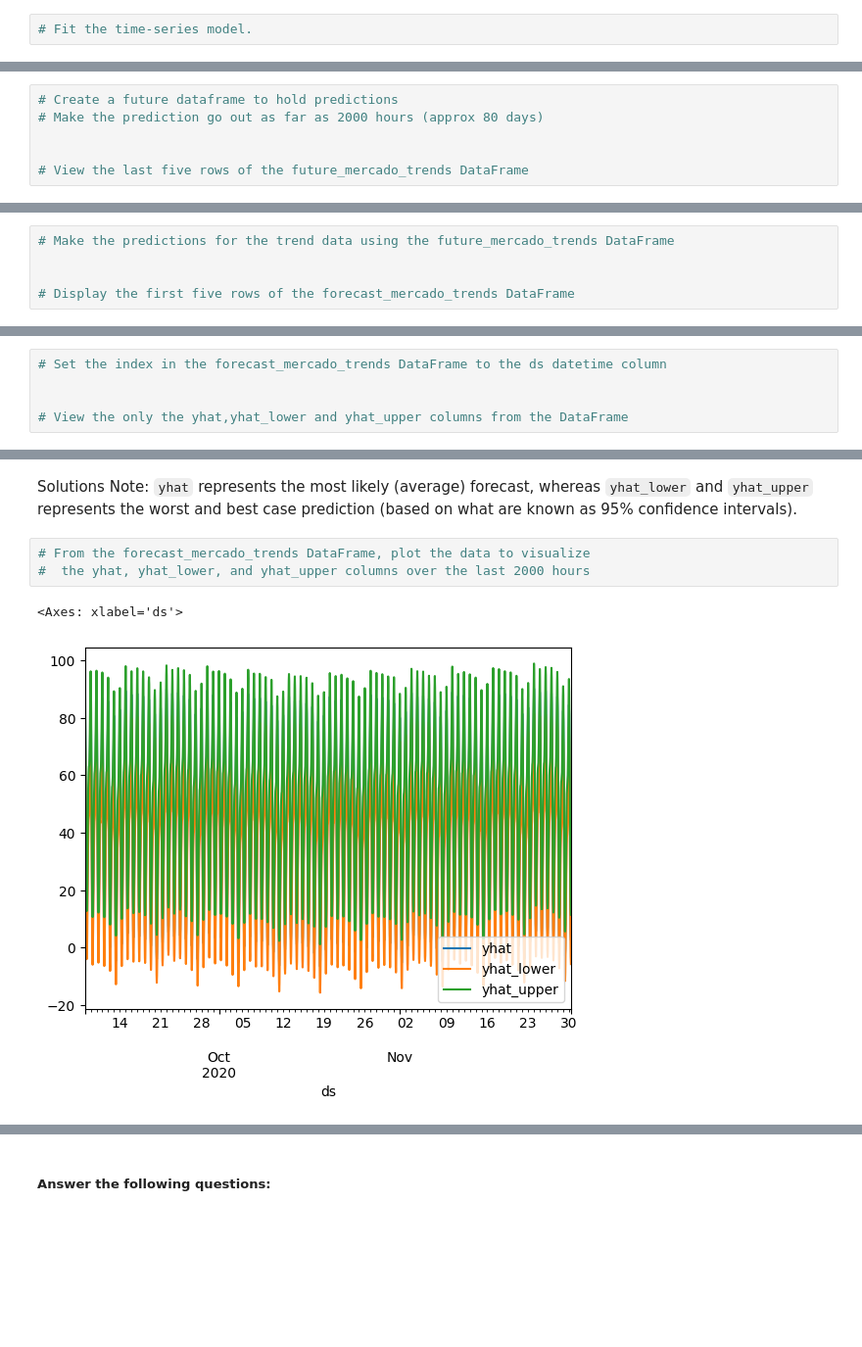
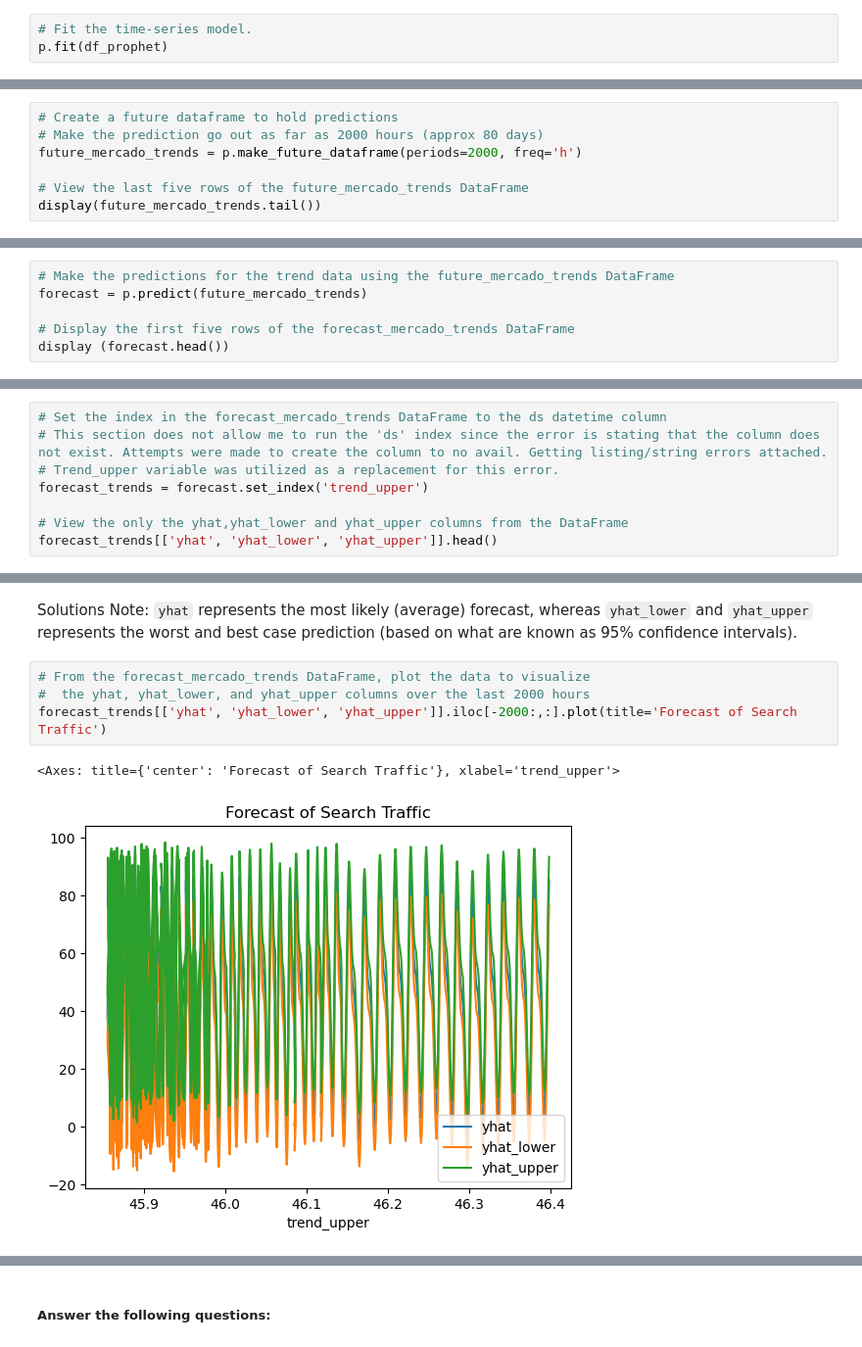
Before and after one commit to D4ality/prophet-challenge, a Jupyter notebook: forecasting_net_prophet.ipynb, the cells around one changed output, grey strips where cells are left out. Shown: that part at 98% size. Saved outputs shown, nothing was run; the diff lists cells and outputs as text; blank space fills up the shorter version.

```diff
--- a/forecasting_net_prophet.ipynb
+++ b/forecasting_net_prophet.ipynb
@@ -451,4 +456,5 @@ Now, you need to produce a time series model that analyzes and forecasts pattern
 <prophet.forecaster.Prophet at 0x...>
 # %%
 # Fit the time-series model.
+p.fit(df_prophet)
 # %% [output]
@@ -465,9 +464,10 @@ INFO:cmdstanpy:Chain [1] done processing
 # %%
 # Create a future dataframe to hold predictions
 # Make the prediction go out as far as 2000 hours (approx 80 days)
-
+future_mercado_trends = p.make_future_dataframe(periods=2000, freq='h')
 
 # View the last five rows of the future_mercado_trends DataFrame
+display(future_mercado_trends.tail())
 # %% [output]
 |  | ds |
 | 39101 | 2020-11-30 04:00:00 |
@@ -477,8 +477,9 @@ INFO:cmdstanpy:Chain [1] done processing
 | 39105 | 2020-11-30 08:00:00 |
 # %%
 # Make the predictions for the trend data using the future_mercado_trends DataFrame
-
+forecast = p.predict(future_mercado_trends)
 
 # Display the first five rows of the forecast_mercado_trends DataFrame
+display (forecast.head())
 # %% [output]
 |  | ds | trend | yhat_lower | yhat_upper | trend_lower | trend_upper | additive_terms | ... |
@@ -512,7 +522,10 @@ INFO:cmdstanpy:Chain [1] done processing
 # %%
 # Set the index in the forecast_mercado_trends DataFrame to the ds datetime column
-
+# This section does not allow me to run the 'ds' index since the error is stating that the column does not exist. Attempts were made to create the column to no avail. Getting listing/string errors attached.
+# Trend_upper variable was utilized as a replacement for this error.
+forecast_trends = forecast.set_index('trend_upper')
 
 # View the only the yhat,yhat_lower and yhat_upper columns from the DataFrame
+forecast_trends[['yhat', 'yhat_lower', 'yhat_upper']].head()
 # %% [output]
 |  | yhat | yhat_lower | yhat_upper |
@@ -527,8 +540,9 @@ Solutions Note: `yhat` represents the most likely (average) forecast, whereas `y
 # %%
 # From the forecast_mercado_trends DataFrame, plot the data to visualize
 #  the yhat, yhat_lower, and yhat_upper columns over the last 2000 hours
+forecast_trends[['yhat', 'yhat_lower', 'yhat_upper']].iloc[-2000:,:].plot(title='Forecast of Search Traffic')
 # %% [output]
-<Axes: xlabel='ds'>
+<Axes: title={'center': 'Forecast of Search Traffic'}, xlabel='trend_upper'>
-[figure, old version]
+[figure, new version]
 # %%
 # Reset the index in the forecast_mercado_trends DataFrame
```
Also changed, not shown: parts of 10 cells of this notebook.
